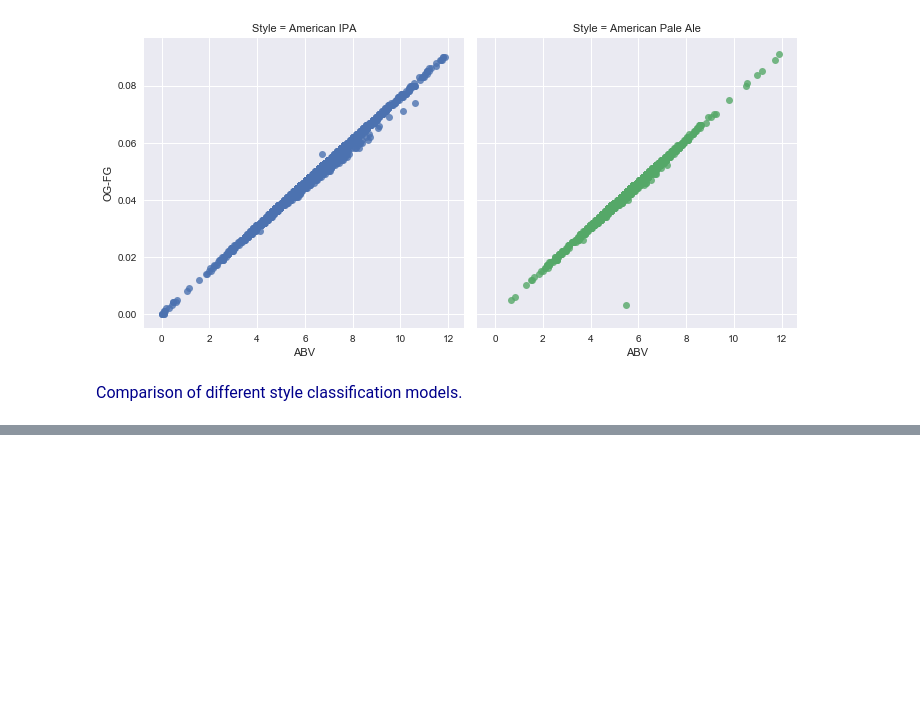
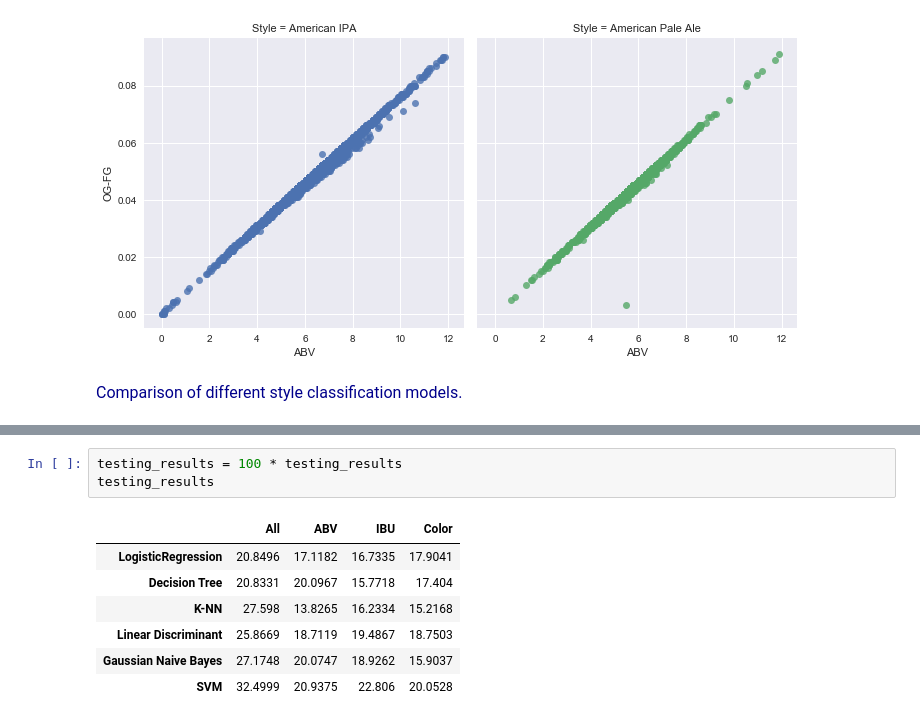
Before and after one commit to megha4994/3250-Team-3-Project, a Jupyter notebook: Term Project.ipynb, the cells around one changed output, grey strips where cells are left out. Saved outputs shown, nothing was run; the diff lists cells and outputs as text; blank space fills up the shorter version.

```diff
--- a/Term Project.ipynb
+++ b/Term Project.ipynb
@@ -862,0 +949,11 @@ Accuracy of SVM classifier on test set: 0.33
+# %%
+testing_results = 100 * testing_results
+testing_results
+# %% [output]
+|  | All | ABV | IBU | Color |
+| LogisticRegression | 20.8496 | 17.1182 | 16.7335 | 17.9041 |
+| Decision Tree | 20.8331 | 20.0967 | 15.7718 | 17.404 |
+| K-NN | 27.598 | 13.8265 | 16.2334 | 15.2168 |
+| Linear Discriminant | 25.8669 | 18.7119 | 19.4867 | 18.7503 |
+| Gaussian Naive Bayes | 27.1748 | 20.0747 | 18.9262 | 15.9037 |
+| SVM | 32.4999 | 20.9375 | 22.806 | 20.0528 |
```
Also changed, not shown: parts of 15 cells of this notebook.
